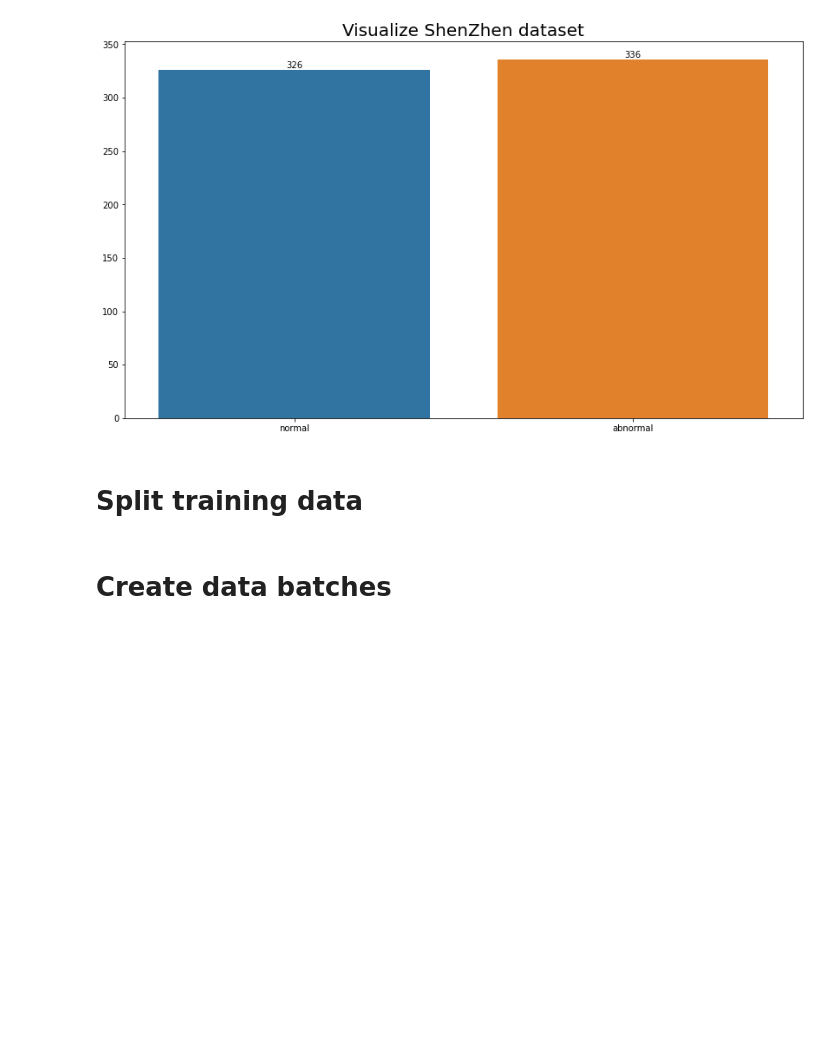
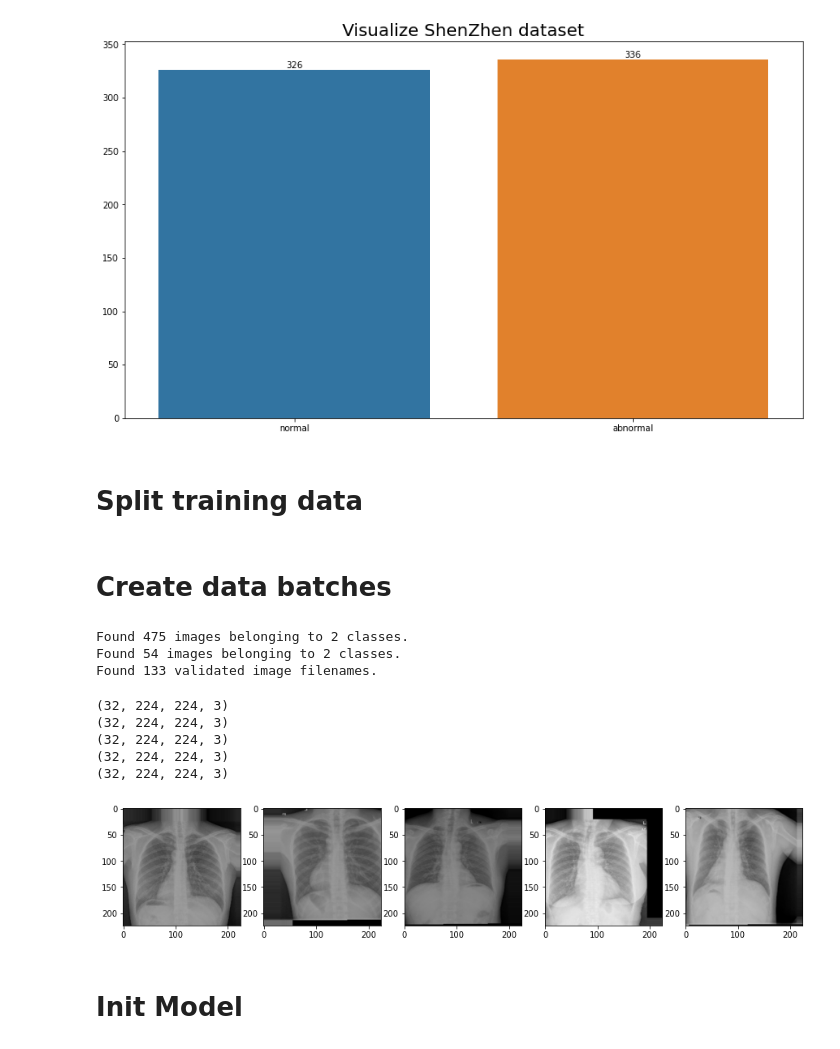
Before and after one commit to ngoctu69/Abnormal-detection-on-chest-x-ray, a Jupyter notebook: AbnormalDetection.ipynb, the cells around one changed output. Saved outputs shown, nothing was run; the diff lists cells and outputs as text; code cells hidden in the pictures; blank space fills up the shorter version.

```diff
--- a/AbnormalDetection.ipynb
+++ b/AbnormalDetection.ipynb
@@ -134,0 +133,57 @@ from tensorflow.keras.preprocessing.image import ImageDataGenerator
+# %%
+from keras_applications.resnet import ResNet50
+
+train_datagen = ImageDataGenerator(rescale=1/255,
+                                        width_shift_range=.2,
+                                        height_shift_range=.2,
+                                        brightness_range=[0.5,1],
+                                        horizontal_flip=True,
+                                        fill_mode='nearest')
+train_data = train_datagen.flow_from_directory(TRAIN_PATH,
+                                               target_size=IMAGE_SIZE,
+                                               batch_size=BATCH_SIZE,
+                                               class_mode='binary')
+N_TRAIN_SAMPLE = train_data.samples
+
+valid_datagen = ImageDataGenerator(rescale=1/255,
+                                        width_shift_range=.2,
+                                        height_shift_range=.2,
+                                        brightness_range=[0.5,0.1],
+                                        horizontal_flip=True,
+                                        fill_mode='nearest')
+valid_data = valid_datagen.flow_from_directory(VALID_PATH,
+                                               target_size=IMAGE_SIZE,
+                                               batch_size=BATCH_SIZE,
+                                               class_mode='binary')
+N_VALID_SAMPLE = valid_data.samples
+
+test_datagen = ImageDataGenerator(rescale=1/255)
+test_data=test_datagen.flow_from_dataframe(test,
+                                          directory=TEST_PATH,
+                                          target_size=IMAGE_SIZE,
+                                          x_col="study_id",
+                                          y_col=None,
+                                          class_mode=None,
+                                          shuffle=False,
+                                          batch_size=BATCH_SIZE)
+N_TEST_SAMPLE = test_data.samples
+# %% [output]
+Found 475 images belonging to 2 classes.
+Found 54 images belonging to 2 classes.
+Found 133 validated image filenames.
+# %%
+fig, axs = plt.subplots(1,5, figsize=(15,5))
+
+for i in range(5):
+    img, label = train_data.next()
+    print(img.shape)
+    axs[i].imshow(img[0])
+# %% [output]
+(32, 224, 224, 3)
+(32, 224, 224, 3)
+(32, 224, 224, 3)
+(32, 224, 224, 3)
+(32, 224, 224, 3)
+[figure, added]
+# %% [markdown]
+# Init Model
```
Also changed, not shown: parts of 13 cells of this notebook.
